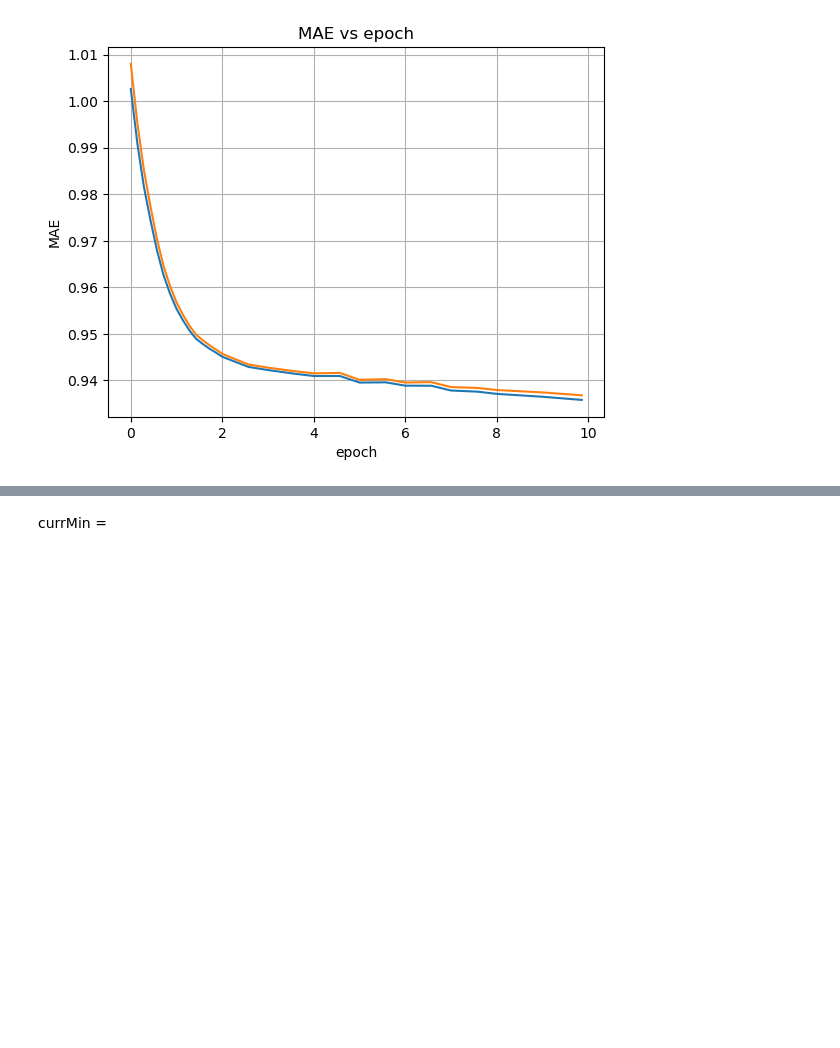
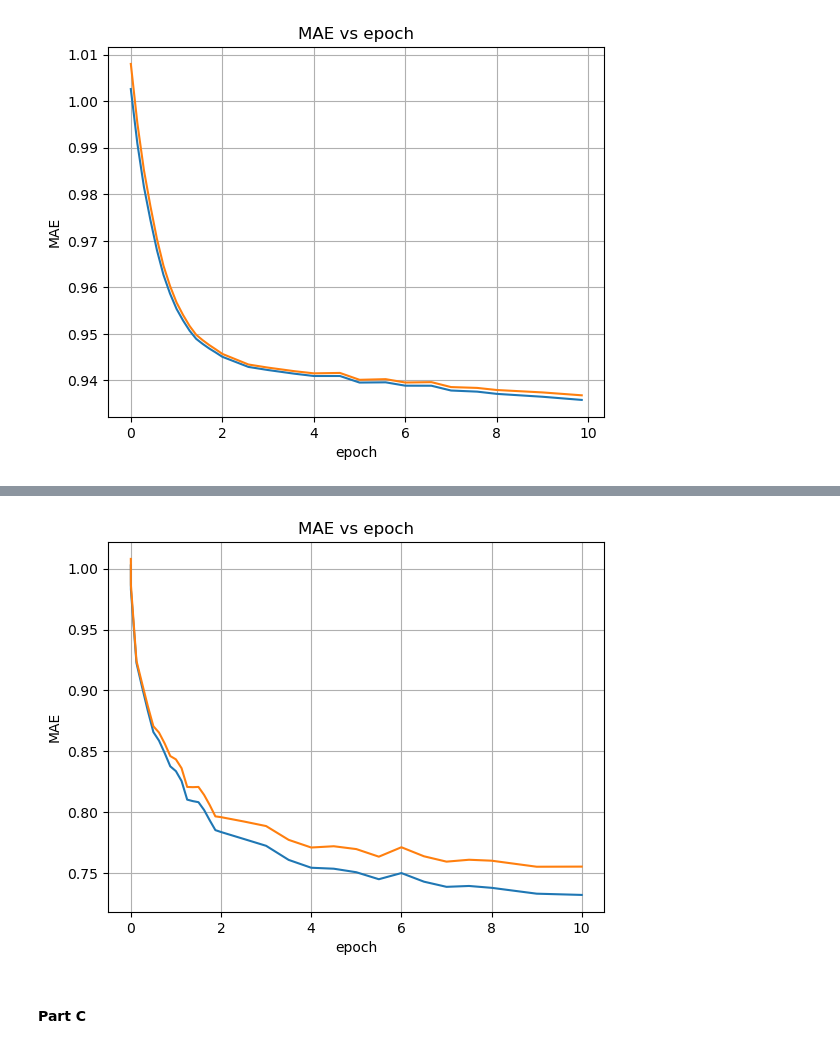
Before and after one commit to JordanPauzie/Movie-Recommendation-Model, a Jupyter notebook: PlotA.ipynb, the cells around one changed output, grey strips where cells are left out. Cells and saved outputs as stored; diff of their text form; code cells hidden in the pictures; blank space fills up the shorter version.

Commit message:
Part C working

```diff
--- a/PlotA.ipynb
+++ b/PlotA.ipynb
@@ -199,2 +79,0 @@ currMin  0.7552454025342064
-# %% [markdown]
-currMin =
@@ -200,0 +94,7 @@ currMin =
+# %%
+kB_df = parser("partB_output.txt")
+plot_mae_v_epoch(kB_df)
+# %% [output]
+[figure, added]
+# %% [markdown]
+#### Part C
```
Also changed, not shown: parts of 10 cells of this notebook, 4 other files.
